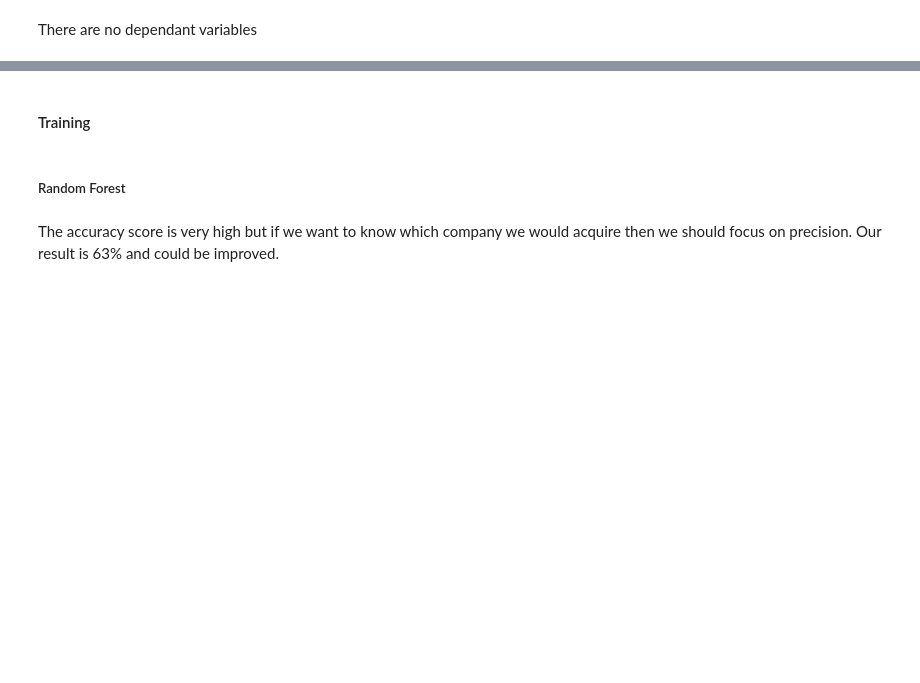
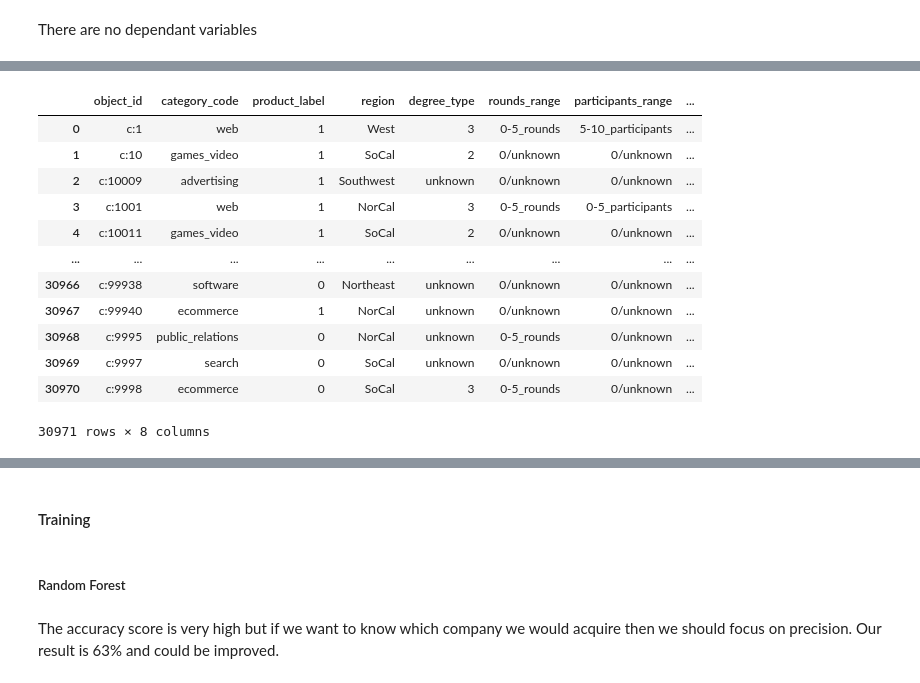
Before and after one commit to PaulIsenberg/FWIP_Venture, a Jupyter notebook: Completing_applied_ML_NEW.ipynb, the cells around one changed output, grey strips where cells are left out. Saved outputs shown, nothing was run; the diff lists cells and outputs as text; code cells hidden in the pictures; blank space fills up the shorter version.

```diff
--- a/Completing_applied_ML_NEW.ipynb
+++ b/Completing_applied_ML_NEW.ipynb
@@ -825,4 +1056,19 @@ USA_companies7
 # %%
 # Defining the features for scaling
-X_df = pd.merge(categorical, numerical, left_index=True, right_index=True)
+#X_df = pd.merge(categorical, numerical, left_index=True, right_index=True)
+X_df = USA_companies8.drop(columns={'status'})
 X_df
+# %% [output]
+|  | object_id | category_code | product_label | region | degree_type | rounds_range | participants_range | ... |
+| 0 | c:1 | web | 1 | West | 3 | 0-5_rounds | 5-10_participants | ... |
+| 1 | c:10 | games_video | 1 | SoCal | 2 | 0/unknown | 0/unknown | ... |
+| 2 | c:10009 | advertising | 1 | Southwest | unknown | 0/unknown | 0/unknown | ... |
+| 3 | c:1001 | web | 1 | NorCal | 3 | 0-5_rounds | 0-5_participants | ... |
+| 4 | c:10011 | games_video | 1 | SoCal | 2 | 0/unknown | 0/unknown | ... |
+| ... | ... | ... | ... | ... | ... | ... | ... | ... |
+| 30966 | c:99938 | software | 0 | Northeast | unknown | 0/unknown | 0/unknown | ... |
+| 30967 | c:99940 | ecommerce | 1 | NorCal | unknown | 0/unknown | 0/unknown | ... |
+| 30968 | c:9995 | public_relations | 0 | NorCal | unknown | 0-5_rounds | 0/unknown | ... |
+| 30969 | c:9997 | search | 0 | SoCal | unknown | 0/unknown | 0/unknown | ... |
+| 30970 | c:9998 | ecommerce | 0 | SoCal | 3 | 0-5_rounds | 0/unknown | ... |
+30971 rows × 8 columns
```
Also changed, not shown: parts of 40 cells of this notebook.
